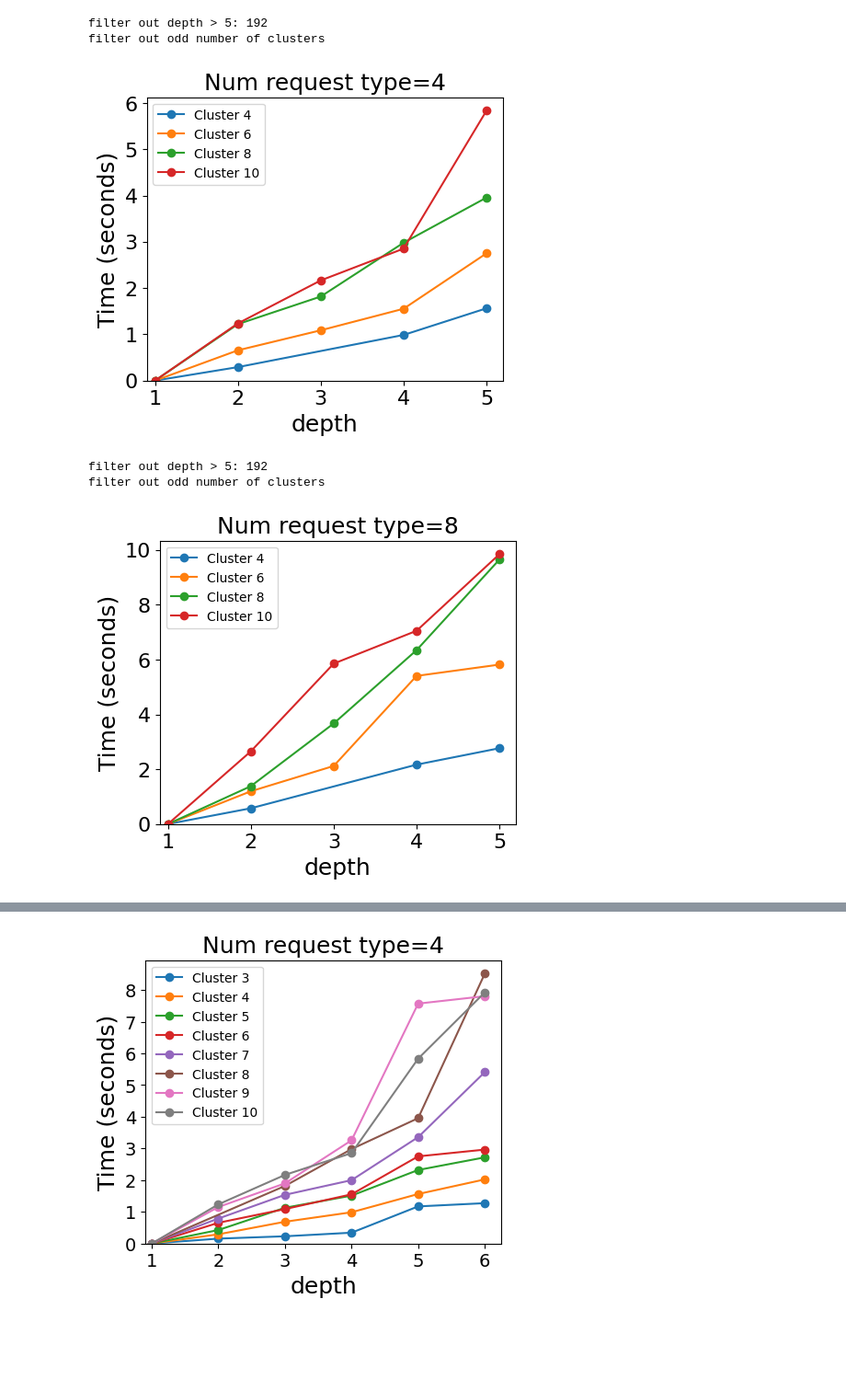
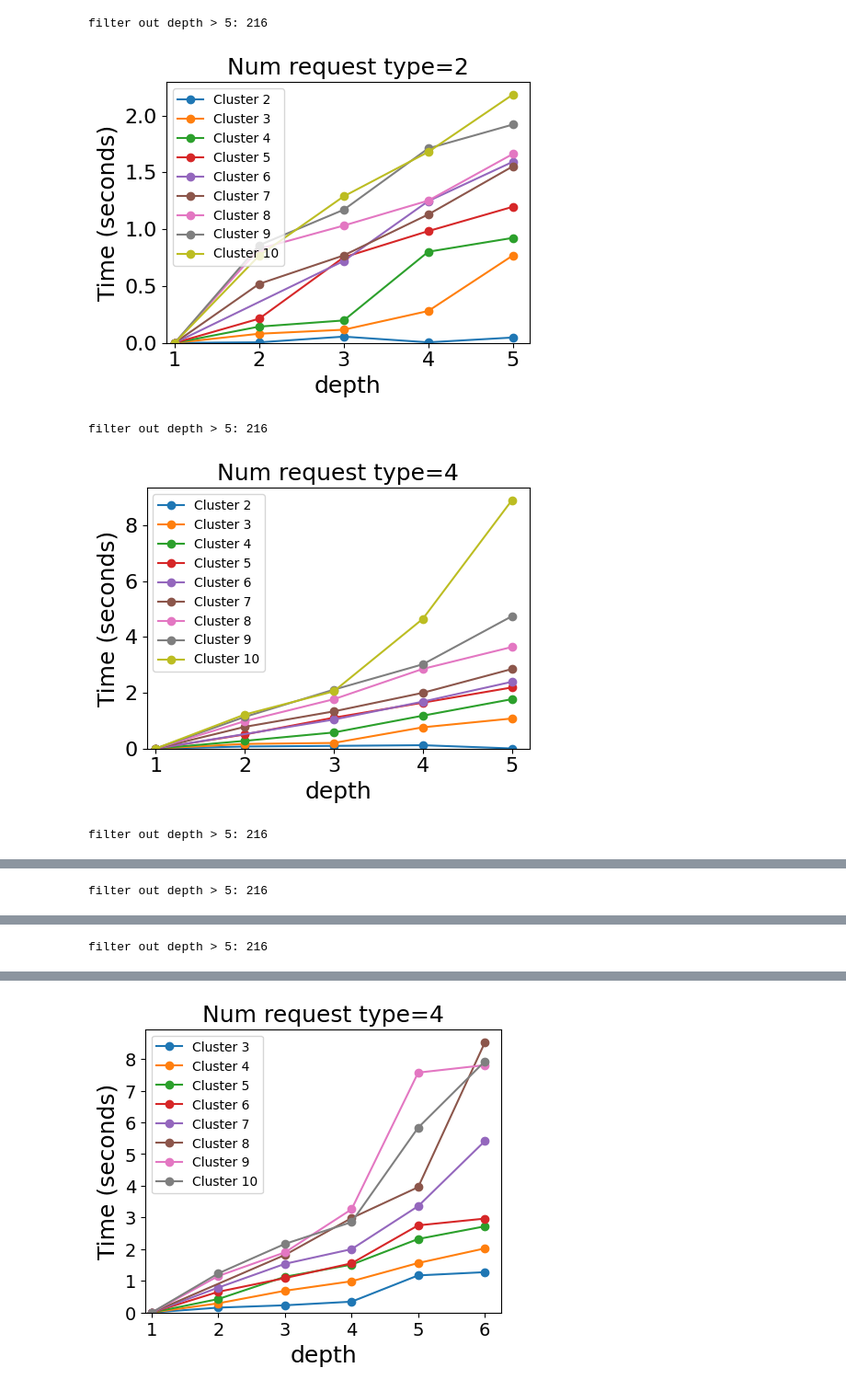
Before and after one commit to ServiceLayerNetworking/SLATE, a Jupyter notebook: global-controller/scalability_test/plot_scalability_graph.ipynb, the cells around one changed output, grey strips where cells are left out. Shown at 92% size. Saved outputs shown, nothing was run; the diff lists cells and outputs as text; code cells hidden in the pictures; blank space fills up the shorter version.

```diff
--- a/global-controller/scalability_test/plot_scalability_graph.ipynb
+++ b/global-controller/scalability_test/plot_scalability_graph.ipynb
@@ -70,40 +70,40 @@ def parse_and_plot(fn, fanout, num_request_type, xaxis, degree):
         cluster_data.loc[new_index, "solver_time"] = 0
         cluster_data = cluster_data.sort_values(by=[xaxis])
         plt.plot(cluster_data[xaxis], cluster_data["solver_time"], label=f'Cluster {cluster}', marker='o')
     plt.title(f"Num request type={num_request_type}", fontsize=18)
     plt.xlabel(xaxis, fontsize=18)
     plt.ylabel("Time (seconds)", fontsize=18)
     plt.xticks(cluster_data[xaxis], fontsize=16)
     plt.yticks(fontsize=16)
     plt.xlim(left=0.9)
     plt.ylim(bottom=0)
     plt.legend()  # Display the legend to distinguish clusters
+    plt.tight_layout()
     plt.savefig(f"scalability-numreqtype{num_request_type}-degree{degree}-fanout{fanout}-xaxis{xaxis}.pdf")
     plt.show()
 
 
 # fn="fanout3-degree1-may2.csv"
 # xaxis = 'depth'
 # yaxis = 'solver_time'
 # label = 'num_request_type'
 # parse_and_plot(fn, fanout=3, num_request_type=2, xaxis=xaxis, degree=1)
 # parse_and_plot(fn, fanout=3, num_request_type=4, xaxis=xaxis, degree=1)
 # parse_and_plot(fn, fanout=3, num_request_type=6, xaxis=xaxis, degree=1)
 # parse_and_plot(fn, fanout=3, num_request_type=8, xaxis=xaxis, degree=1)
 # # plot_num_variable(fn, label=label, xaxis=axis, yaxis=yaxis, degree=1, depth=2, fanout=2)
 # # plot_num_variable(fn, label=label, xaxis=axis, yaxis=yaxis, degree=1, depth=3, fanout=2)
 # plot_num_variable(fn, label=label, xaxis=axis, yaxis=yaxis, degree=1, depth=4, fanout=2)
 
-fn="fanout3-degree1-may2-2.csv"
-# parse_and_plot(fn, fanout=3, num_request_type=2, xaxis="depth", degree=1)
+fn="fanout3-degree1-may2-second_trial.csv"
+parse_and_plot(fn, fanout=3, num_request_type=2, xaxis="depth", degree=1)
 parse_and_plot(fn, fanout=3, num_request_type=4, xaxis="depth", degree=1)
-# parse_and_plot(fn, fanout=3, num_request_type=6, xaxis="depth", degree=1)
+parse_and_plot(fn, fanout=3, num_request_type=6, xaxis="depth", degree=1)
 parse_and_plot(fn, fanout=3, num_request_type=8, xaxis="depth", degree=1)
-# parse_and_plot(fn, fanout=3, num_request_type=10, xaxis="depth", degree=1)
+parse_and_plot(fn, fanout=3, num_request_type=10, xaxis="depth", degree=1)
 # %% [output]
-filter out depth > 5: 192
-filter out odd number of clusters
+filter out depth > 5: 216
-[figure, old version]
+[figure, new version]
-filter out depth > 5: 192
-filter out odd number of clusters
+filter out depth > 5: 216
-[figure, old version]
+[figure, new version]
+filter out depth > 5: 216
@@ -109,0 +111 @@ filter out odd number of clusters
+filter out depth > 5: 216
@@ -109,0 +113 @@ filter out odd number of clusters
+filter out depth > 5: 216
```
Also changed, not shown: parts of 1 cell of this notebook, 1 other file.
